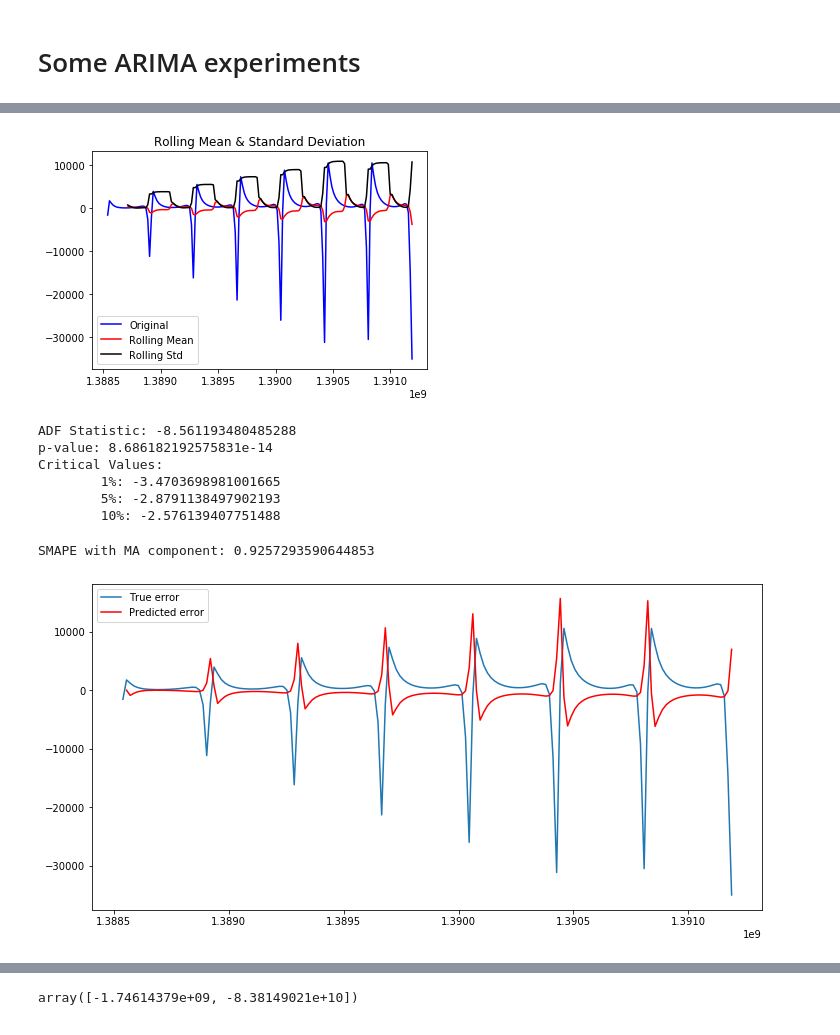
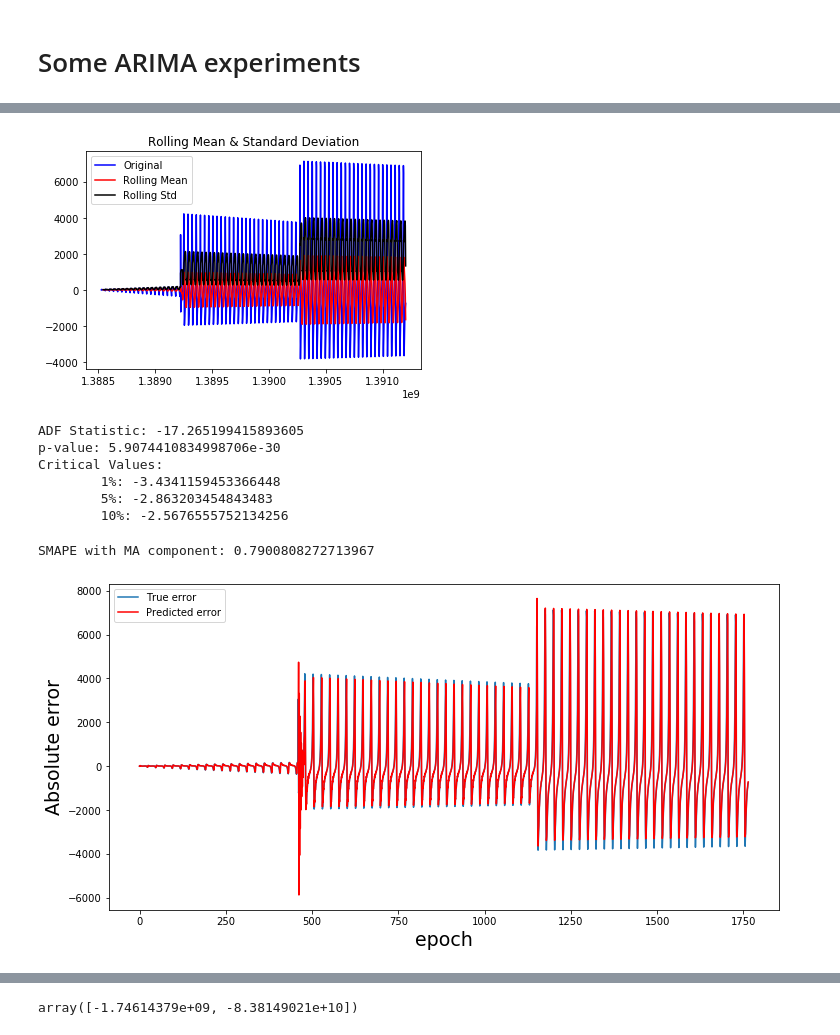
Before and after one commit to HSE-LAMBDA/satellite-2019, a Jupyter notebook: ARIMA/AR + ARIMA research.ipynb, the cells around one changed output, grey strips where cells are left out. Cells and saved outputs as stored; diff of their text form; code cells hidden in the pictures.

Commit message:
Renamed files + fix plots

```diff
--- a/ARIMA/ARIMA stuff.ipynb
+++ b/ARIMA/AR + ARIMA research.ipynb
@@ -179,8 +179,8 @@ for column in target_columns:
 # %% [markdown]
 # Some ARIMA experiments
 # %%
-tr = pd.read_csv(PATH_TO_DATA + 'train.csv', index_col='id')
-sample = tr[tr.sat_id == 30]
+tr = pd.read_csv('train.csv', index_col='id')
+sample = tr[tr.sat_id == 10]
 # %%
 import datetime
 from pytz import timezone
@@ -254,25 +254,27 @@ diff_shift.dropna(inplace=True)
 
 get_stationarity(diff_shift)
 # %% [output]
-[figure, old version]
+[figure, new version]
-ADF Statistic: -8.561193480485288
-p-value: 8.686182192575831e-14
+ADF Statistic: -17.265199415893605
+p-value: 5.9074410834998706e-30
 Critical Values:
-        1%: -3.4703698981001665
-        5%: -2.8791138497902193
-        10%: -2.576139407751488
+        1%: -3.4341159453366448
+        5%: -2.863203454843483
+        10%: -2.5676555752134256
 # %%
 decomposition = seasonal_decompose(diff, period=20)
-model = ARIMA(diff, order=(1,2,1))
+model = ARIMA(diff, order=(1,1,1))
 results = model.fit(disp=-1)
 plt.figure(figsize=(12, 6))
-plt.plot(diff_shift, label="True error")
-plt.plot(results.fittedvalues, color='red', label="Predicted error")
+plt.plot(np.arange(1765), diff_shift, label="True error")
+plt.plot(np.arange(1765), results.fittedvalues, color='red', label="Predicted error")
+plt.xlabel('epoch', size=19)
+plt.ylabel('Absolute error', size=19)
 plt.legend()
 print('SMAPE with MA component:', smape(diff_shift.values, results.fittedvalues.values))
 # %% [output]
-SMAPE with MA component: 0.9257293590644853
+SMAPE with MA component: 0.7900808272713967
-[figure, old version]
+[figure, new version]
 # %%
 decomposition = seasonal_decompose(diff, period=20)
 model = ARIMA(diff_shift, order=(1,1,0))
```
Also changed, not shown: parts of 5 cells of this notebook.
